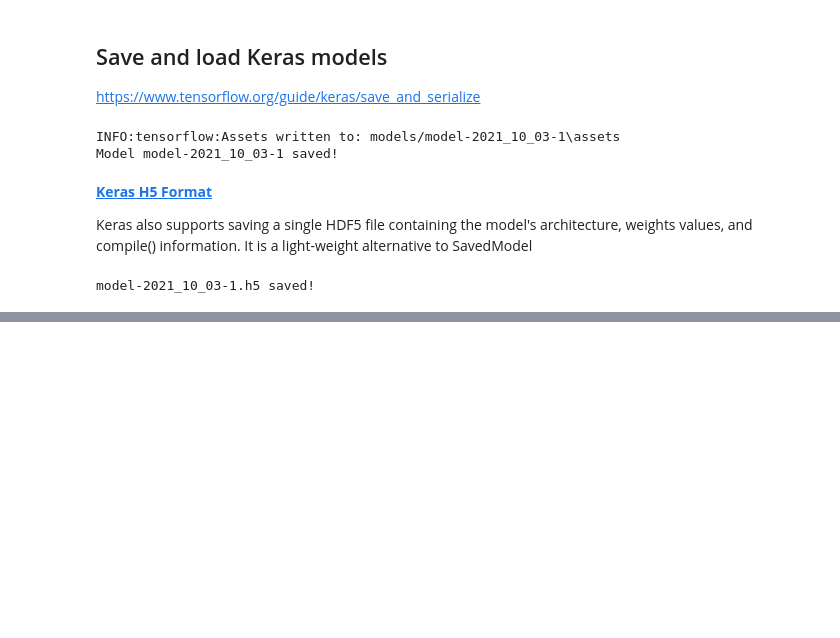
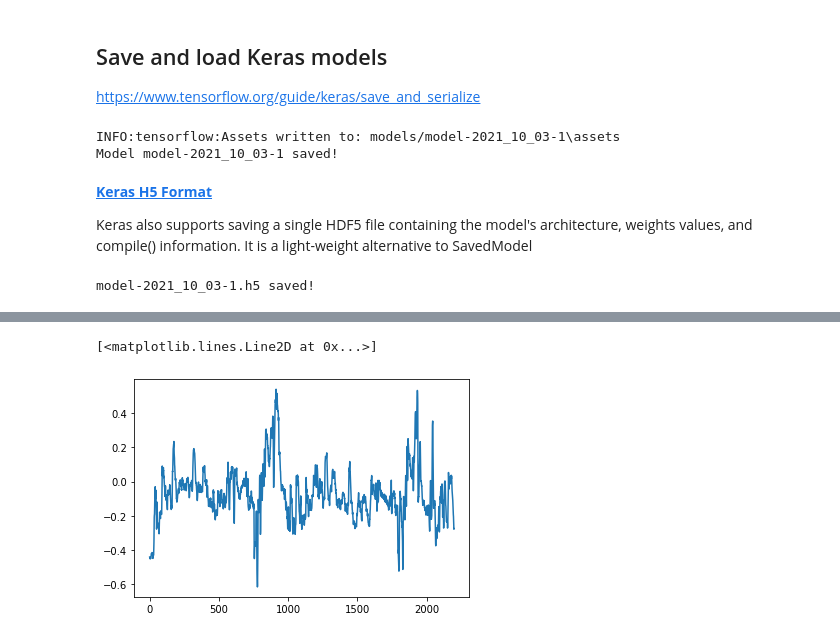
Before and after one commit to slevin48/behavioural-cloning, a Jupyter notebook: behavioural-cloning.ipynb, the cells around one changed output, grey strips where cells are left out. Cells and saved outputs as stored; diff of their text form; code cells hidden in the pictures; blank space fills up the shorter version.

```diff
--- a/behavioural-cloning.ipynb
+++ b/behavioural-cloning.ipynb
@@ -275,0 +308,2 @@ model-2021_10_03-1.h5 saved!
+# %%
+predicted_angles = [float(model.predict(np.array([img_preprocess(data['center'].loc[i])]))) for i in range(len(data))]
@@ -275,0 +312,5 @@ model-2021_10_03-1.h5 saved!
+# %%
+plt.plot(predicted_angles)
+# %% [output]
+[<matplotlib.lines.Line2D at 0x...>]
+[figure, added]
```
Also changed, not shown: parts of 10 cells of this notebook, 4 other files.
